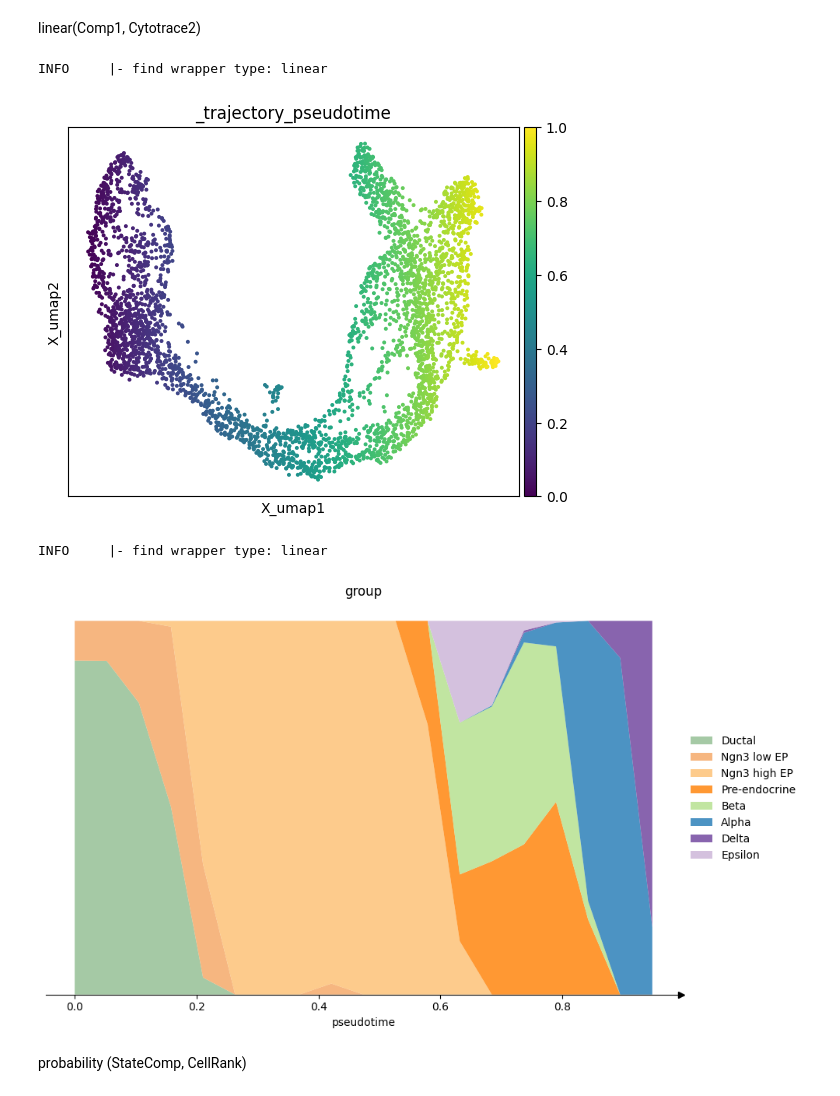
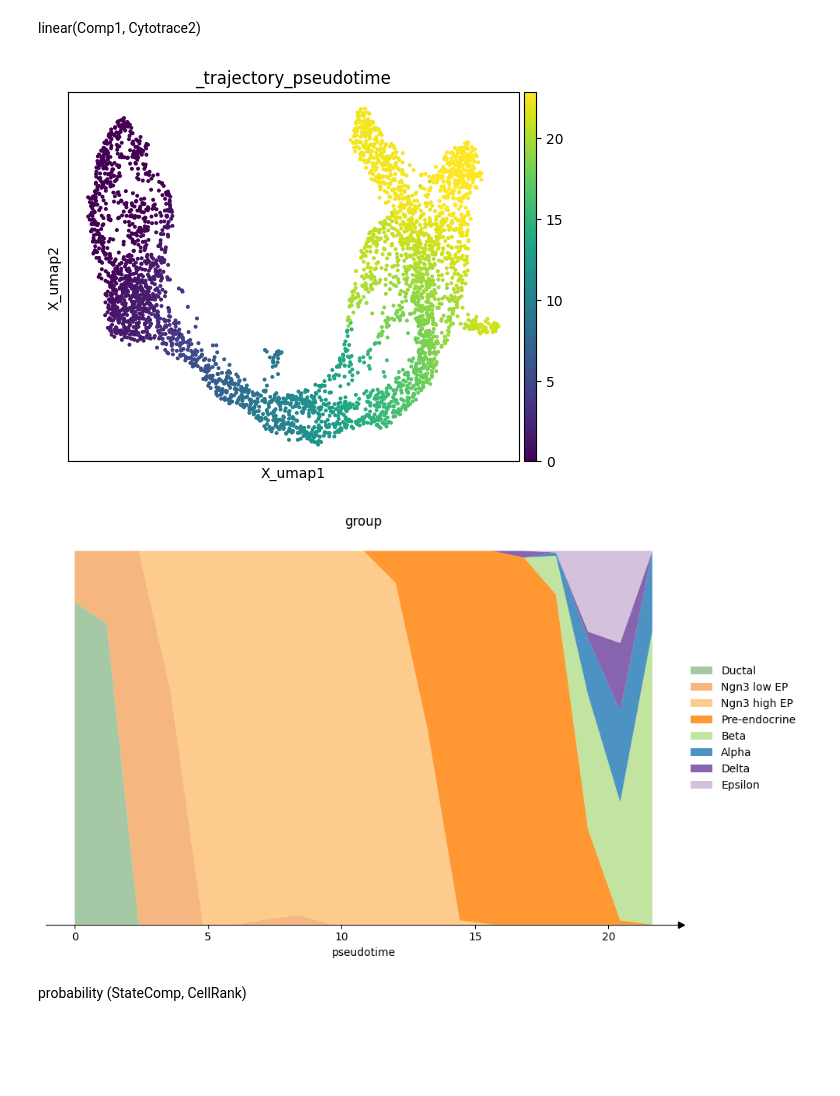
Before and after one commit to HuangDDU/cafe-release, a Jupyter notebook: notebook_dev/hzy/25.11.19-plot_overview.ipynb, the cells around one changed output. Saved outputs shown, nothing was run; the diff lists cells and outputs as text; code cells hidden in the pictures; blank space fills up the shorter version.

Commit message:
fix graph wrapper, simplify trajectory

```diff
--- a/notebook_dev/hzy/25.11.19-plot_overview.ipynb
+++ b/notebook_dev/hzy/25.11.19-plot_overview.ipynb
@@ -38,23 +36,21 @@ cfe.plot.plot_wrapper(fadata, wrapper_type="direct", mode="trajectory")
 # %% [markdown]
 linear(Comp1, Cytotrace2)
 # %%
-# # 使用ref
-# cfe.plot.plot_pseudotime_embedding(fadata)
-# cfe.plot.plot_pseudotime_stack(fadata)
+# 使用ref
+cfe.plot.plot_pseudotime_embedding(fadata)
+cfe.plot.plot_pseudotime_stack(fadata)
 
-# 读取comp1方法结果
-model_name = "comp1"
-fadata.model_name = model_name
-fadata.load_trajectory_dict(model_name_list=[model_name])
+# # 读取comp1方法结果
+# model_name = "comp1"
+# fadata.model_name = model_name
+# fadata.load_trajectory_dict(model_name_list=[model_name])
 
-mode_list = ["embedding", "stack"]
-for mode in mode_list:
-    cfe.plot.plot_wrapper(fadata, mode=mode)
+# mode_list = ["embedding", "stack"]
+# for mode in mode_list:
+#     cfe.plot.plot_wrapper(fadata, mode=mode)
 # %% [output]
-INFO     |- find wrapper type: linear
-[figure, old version]
+[figure, new version]
-INFO     |- find wrapper type: linear
-[figure, old version]
+[figure, new version]
 # %% [markdown]
 probability (StateComp, CellRank)
 # %%
```
Also changed, not shown: parts of 7 cells of this notebook, 8 other files.
